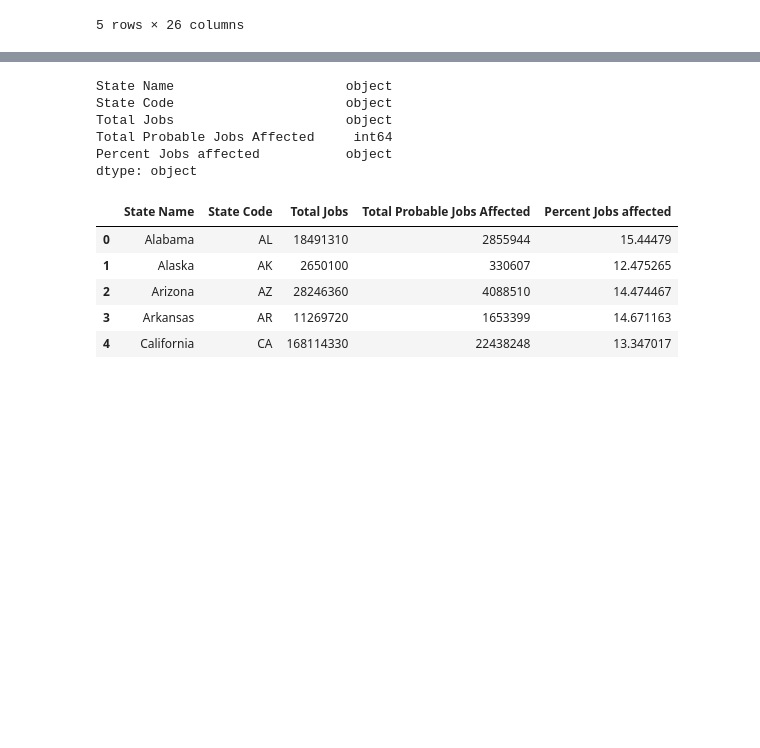
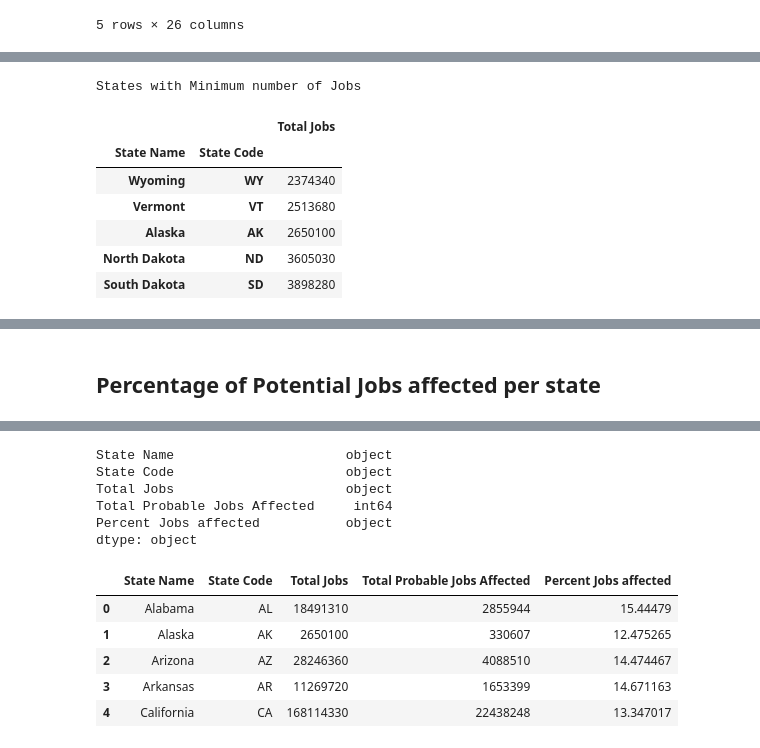
Before and after one commit to vinaya-kusuma/Project1, a Jupyter notebook: Automation_Analysis_by_state.ipynb, the cells around one changed output, grey strips where cells are left out. Drawn from its saved outputs; the diff is of its cells as text; code cells hidden in the pictures; blank space fills up the shorter version.

```diff
--- a/Automation_Analysis_by_state.ipynb
+++ b/Automation_Analysis_by_state.ipynb
@@ -94,3 +109,16 @@ total_job_df.head()
+# %%
+# sorting states by total number of jobs in ascending order.
+print('\033[1m'+"States with Minimum number of Jobs")
+total_job_df.sort_values(by='Total Jobs', ascending=True).head()
+# %% [output]
+States with Minimum number of Jobs
+|  |  | Total Jobs |
+| State Name | State Code |  |
+| Wyoming | WY | 2374340 |
+| Vermont | VT | 2513680 |
+| Alaska | AK | 2650100 |
+| North Dakota | ND | 3605030 |
+| South Dakota | SD | 3898280 |
 # %%
 # Merging probability automation_data with total_jobs_state_df
 job_automation_df = total_jobs_state_df.merge(automation_data[['SOC','Probability']],
@@ -105,6 +133,8 @@ job_automation_df.head()
 | 2 | Arizona | AZ | 11-1011 | Chief Executives | 6490 | 0.015 |
 | 3 | Arkansas | AR | 11-1011 | Chief Executives | 6610 | 0.015 |
 | 4 | California | CA | 11-1011 | Chief Executives | 110890 | 0.015 |
+# %% [markdown]
+## Percentage of Potential Jobs affected per state
 # %%
 # Finding probable job affected per state per occupation
 probable_job_affected_df = job_automation_df.copy()
```
Also changed, not shown: parts of 26 cells of this notebook.
